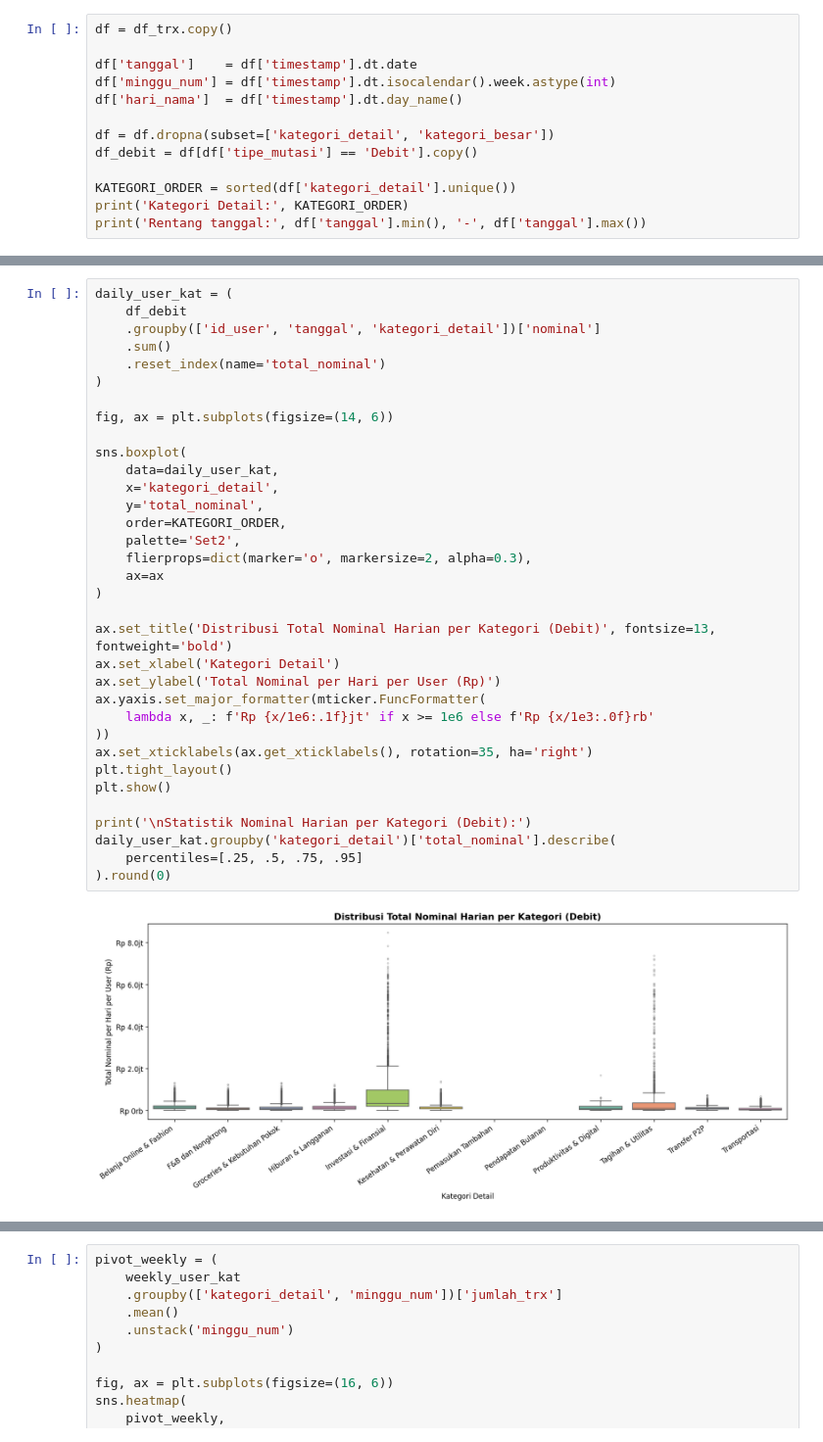
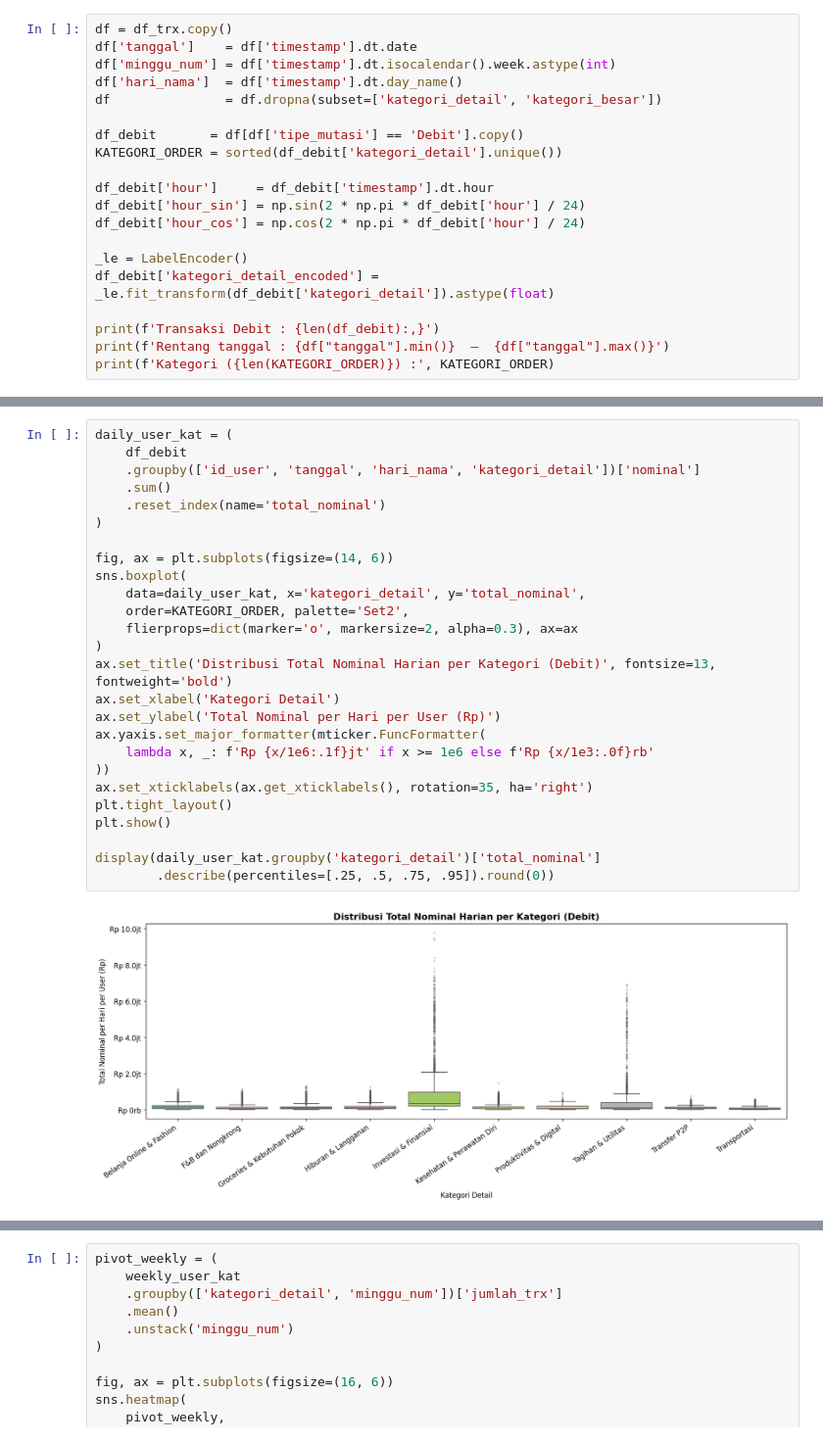
Before and after one commit to FinSight-DBS/AI-ENGINEER, a Jupyter notebook: notebooks/experiments/04_ae_3pct/02_eda.ipynb, the cells around one changed output, grey strips where cells are left out. Shown at 98% size. Drawn from its saved outputs; the diff is of its cells as text.

```diff
--- a/notebooks/experiments/04_ae_3pct/02_eda.ipynb
+++ b/notebooks/experiments/04_ae_3pct/02_eda.ipynb
@@ -34,14 +31,21 @@ Nasabah   : (500, 14)
 # %%
 df = df_trx.copy()
-
 df['tanggal']    = df['timestamp'].dt.date
 df['minggu_num'] = df['timestamp'].dt.isocalendar().week.astype(int)
 df['hari_nama']  = df['timestamp'].dt.day_name()
+df               = df.dropna(subset=['kategori_detail', 'kategori_besar'])
 
-df = df.dropna(subset=['kategori_detail', 'kategori_besar'])
-df_debit = df[df['tipe_mutasi'] == 'Debit'].copy()
+df_debit       = df[df['tipe_mutasi'] == 'Debit'].copy()
+KATEGORI_ORDER = sorted(df_debit['kategori_detail'].unique())
 
-KATEGORI_ORDER = sorted(df['kategori_detail'].unique())
-print('Kategori Detail:', KATEGORI_ORDER)
-print('Rentang tanggal:', df['tanggal'].min(), '-', df['tanggal'].max())
+df_debit['hour']     = df_debit['timestamp'].dt.hour
+df_debit['hour_sin'] = np.sin(2 * np.pi * df_debit['hour'] / 24)
+df_debit['hour_cos'] = np.cos(2 * np.pi * df_debit['hour'] / 24)
+
+_le = LabelEncoder()
+df_debit['kategori_detail_encoded'] = _le.fit_transform(df_debit['kategori_detail']).astype(float)
+
+print(f'Transaksi Debit : {len(df_debit):,}')
+print(f'Rentang tanggal : {df["tanggal"].min()}  –  {df["tanggal"].max()}')
+print(f'Kategori ({len(KATEGORI_ORDER)}) :', KATEGORI_ORDER)
 # %% [output]
@@ -55,36 +57,28 @@ Setiap titik = total nominal transaksi satu user dalam satu hari untuk satu kate
 # %%
 daily_user_kat = (
     df_debit
-    .groupby(['id_user', 'tanggal', 'kategori_detail'])['nominal']
+    .groupby(['id_user', 'tanggal', 'hari_nama', 'kategori_detail'])['nominal']
     .sum()
     .reset_index(name='total_nominal')
 )
 
 fig, ax = plt.subplots(figsize=(14, 6))
-
 sns.boxplot(
-    data=daily_user_kat,
-    x='kategori_detail',
-    y='total_nominal',
-    order=KATEGORI_ORDER,
-    palette='Set2',
-    flierprops=dict(marker='o', markersize=2, alpha=0.3),
-    ax=ax
+    data=daily_user_kat, x='kategori_detail', y='total_nominal',
+    order=KATEGORI_ORDER, palette='Set2',
+    flierprops=dict(marker='o', markersize=2, alpha=0.3), ax=ax
 )
-
 ax.set_title('Distribusi Total Nominal Harian per Kategori (Debit)', fontsize=13, fontweight='bold')
 ax.set_xlabel('Kategori Detail')
 ax.set_ylabel('Total Nominal per Hari per User (Rp)')
 ax.yaxis.set_major_formatter(mticker.FuncFormatter(
     lambda x, _: f'Rp {x/1e6:.1f}jt' if x >= 1e6 else f'Rp {x/1e3:.0f}rb'
 ))
 ax.set_xticklabels(ax.get_xticklabels(), rotation=35, ha='right')
 plt.tight_layout()
 plt.show()
 
-print('\nStatistik Nominal Harian per Kategori (Debit):')
-daily_user_kat.groupby('kategori_detail')['total_nominal'].describe(
-    percentiles=[.25, .5, .75, .95]
-).round(0)
+display(daily_user_kat.groupby('kategori_detail')['total_nominal']
+        .describe(percentiles=[.25, .5, .75, .95]).round(0))
 # %% [output]
-[figure, old version]
+[figure, new version]
```
Also changed, not shown: parts of 36 cells of this notebook.
